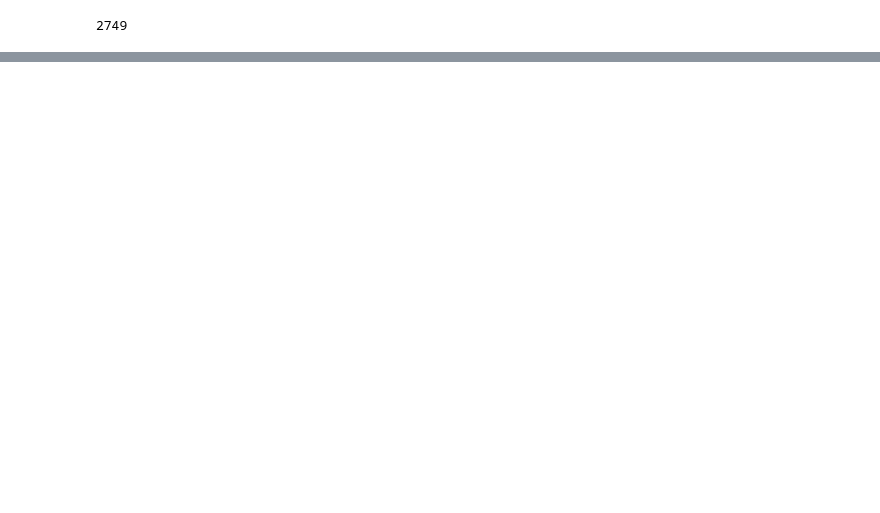
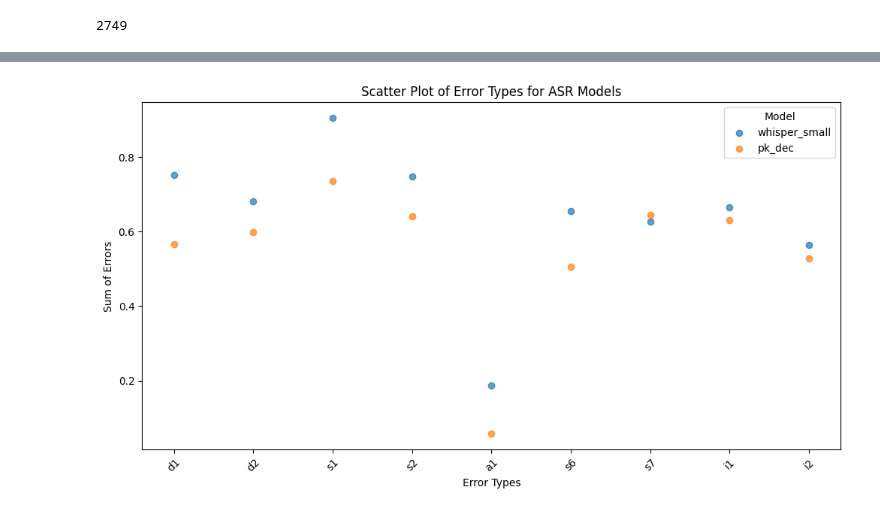
Before and after one commit to burki/asr-finetune, a Jupyter notebook: asr-classification/plot_error_types.ipynb, the cells around one changed output, grey strips where cells are left out. Drawn from its saved outputs; the diff is of its cells as text; code cells hidden in the pictures; blank space fills up the shorter version.

```diff
--- a/asr-classification/plot_error_types.ipynb
+++ b/asr-classification/plot_error_types.ipynb
@@ -242,0 +404,24 @@ weights
+# %%
+import matplotlib.pyplot as plt
+
+# Combine the data for both models into a single DataFrame
+df_combined = pd.DataFrame({
+    'Error Type': error_types * 2,
+    'Error Value': model_1_scores + model_2_scores,
+    'Model': [label_model_1] * len(error_types) + [label_model_2] * len(error_types)
+})
+
+# Plot the scatter plot
+plt.figure(figsize=(12, 6))
+for model in df_combined['Model'].unique():
+    subset = df_combined[df_combined['Model'] == model]
+    plt.scatter(subset['Error Type'], subset['Error Value'], label=model, alpha=0.7)
+
+plt.xlabel('Error Types')
+plt.ylabel('Sum of Errors')
+plt.title('Scatter Plot of Error Types for ASR Models')
+plt.xticks(rotation=45)
+plt.legend(title='Model')
+plt.show()
+# %% [output]
+[figure, added]
```
Also changed, not shown: parts of 51 cells of this notebook.
